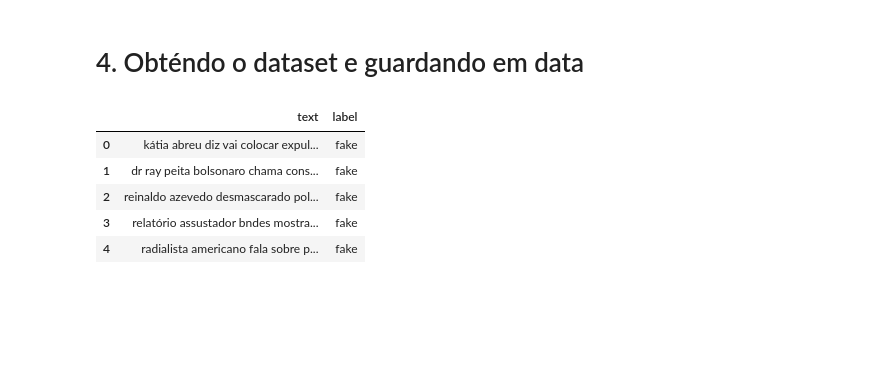
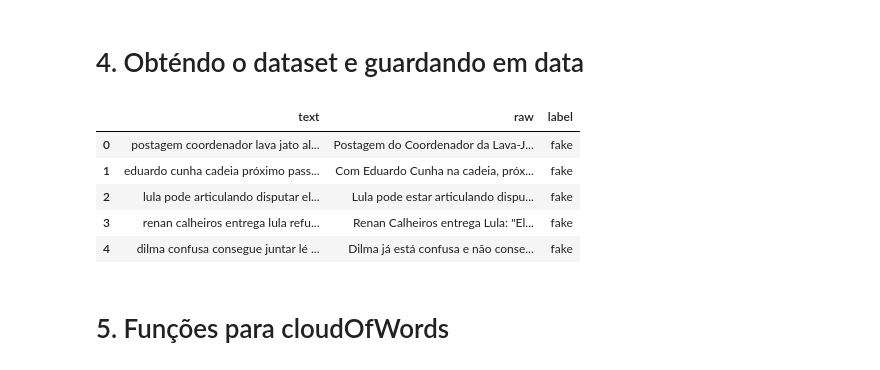
Before and after one commit to matheus-de-araujo/fakenews-classifier-notebook, a Jupyter notebook: notebook.ipynb, the cells around one changed output. Saved outputs shown, nothing was run; the diff lists cells and outputs as text; code cells hidden in the pictures; blank space fills up the shorter version.

```diff
--- a/notebook.ipynb
+++ b/notebook.ipynb
@@ -23,21 +35,21 @@ import string
 if os.path.exists('dataset-fake-br-for-tcc/'):
     print('A pasta já existe!')
 else:
-    !git clone https://github.com/matheus-de-araujo/dataset-fake-br-for-tcc.git
+  !git clone https://github.com/matheus-de-araujo/dataset-fake-br-for-tcc.git
 
 def returnDataSetFrame():
-    dataFrame = pandas.DataFrame(columns=[ 'text', 'label'])
+    dataFrame = pd.DataFrame(columns=[ 'text', 'raw', 'label'])
     paths = ['dataset-fake-br-for-tcc/full_texts/fake/', 'dataset-fake-br-for-tcc/full_texts/true/']
 
     for filename in os.listdir(paths[0]):
         with open(paths[0]+filename, 'r') as f:
             text = f.read()
-            dataFrame.loc[len(dataFrame)] = [preProcessing(text), 'fake']
+            dataFrame.loc[len(dataFrame)] = [preProcessing(text), text, 'fake']
 
     for filename in os.listdir(paths[1]):
         with open(paths[1]+filename, 'r') as f:
             text = f.read()
-            dataFrame.loc[len(dataFrame)] = [preProcessing(text), 'true']
+            dataFrame.loc[len(dataFrame)] = [preProcessing(text), text, 'true']
     return dataFrame
 # %% [output]
 A pasta já existe!
@@ -69,12 +80,12 @@ def preProcessing(text):
 # %% [markdown]
 # 4. Obténdo o dataset e guardando em data
 # %%
-data = returnDataSetFrame()
-data.head()
+data_text = returnDataSetFrame()
+data_text.head()
 # %% [output]
-|  | text | label |
-| 0 | kátia abreu diz vai colocar expul... | fake |
-| 1 | dr ray peita bolsonaro chama cons... | fake |
-| 2 | reinaldo azevedo desmascarado pol... | fake |
-| 3 | relatório assustador bndes mostra... | fake |
-| 4 | radialista americano fala sobre p... | fake |
+|  | text | raw | label |
+| 0 | postagem coordenador lava jato al... | Postagem do Coordenador da Lava-J... | fake |
+| 1 | eduardo cunha cadeia próximo pass... | Com Eduardo Cunha na cadeia, próx... | fake |
+| 2 | lula pode articulando disputar el... | Lula pode estar articulando dispu... | fake |
+| 3 | renan calheiros entrega lula refu... | Renan Calheiros entrega Lula: "El... | fake |
+| 4 | dilma confusa consegue juntar lé ... | Dilma já está confusa e não conse... | fake |
@@ -92,0 +92,2 @@ new_func()
+# %% [markdown]
+# 5. Funções para cloudOfWords
```
Also changed, not shown: parts of 16 cells of this notebook.
